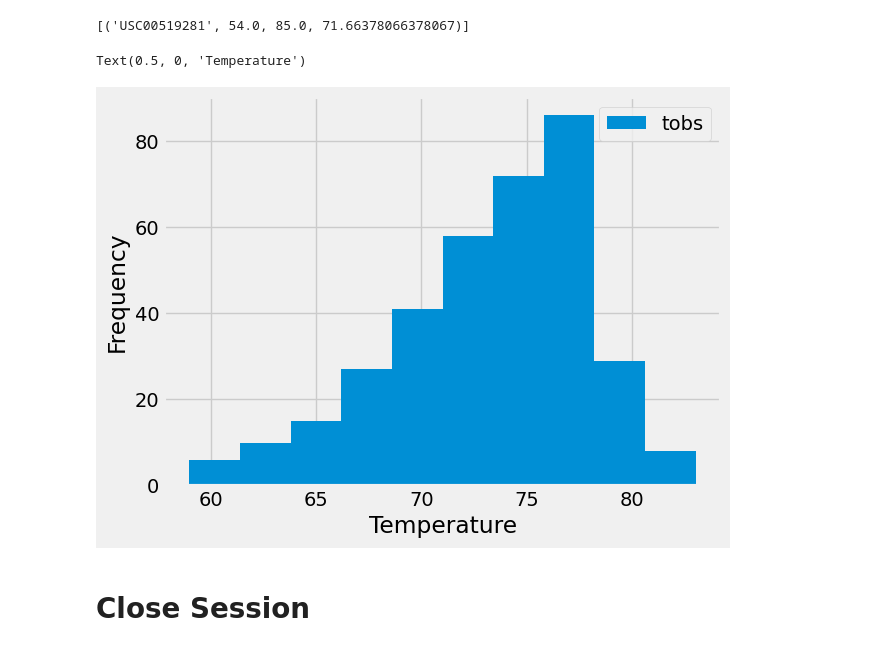
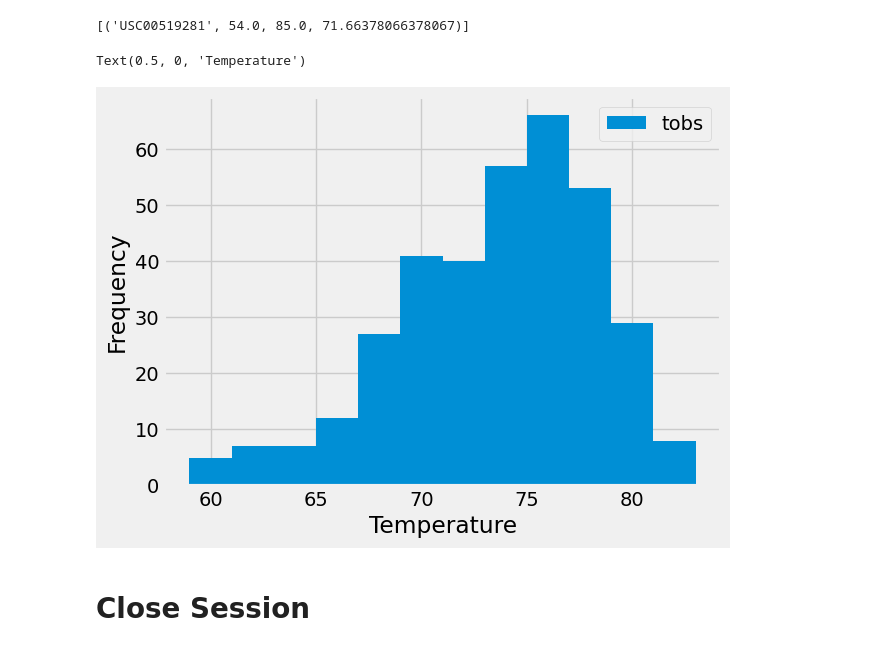
Before and after one commit to gfsiciliani/sqlalchemy-challenge, a Jupyter notebook: SurfsUp/climate.ipynb, the cells around one changed output. Saved outputs shown, nothing was run; the diff lists cells and outputs as text; code cells hidden in the pictures.

```diff
--- a/SurfsUp/climate.ipynb
+++ b/SurfsUp/climate.ipynb
@@ -123,19 +123,19 @@ most_popular_query
 # %%
 # Using the most active station id
 # Query the last 12 months of temperature observation data for this station and plot the results as a histogram
 year_query = (
     session.query(Measurement.date, Measurement.tobs).
     filter(Measurement.station == most_popular_station).
     filter(Measurement.date >= query_date).all()
 )
 
 year_query_df = pd.DataFrame(year_query)
 
-year_query_df.plot(kind='hist')
+year_query_df.plot(kind='hist', bins=12)
 plt.xlabel('Temperature')
 # %% [output]
 Text(0.5, 0, 'Temperature')
-[figure, old version]
+[figure, new version]
 # %% [markdown]
 # Close Session
 # %%
```
Also changed, not shown: 3 other files.
